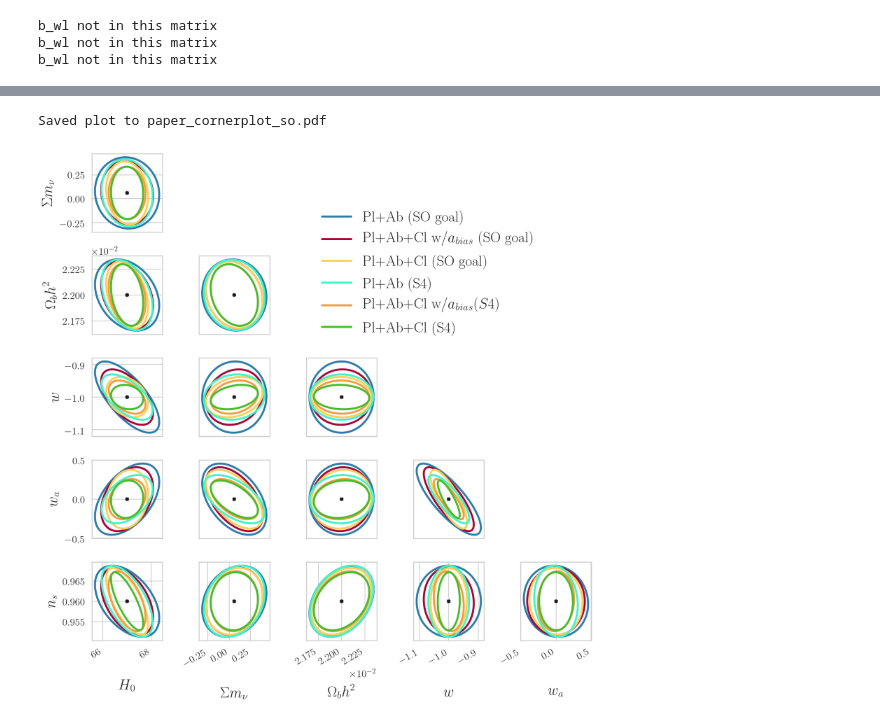
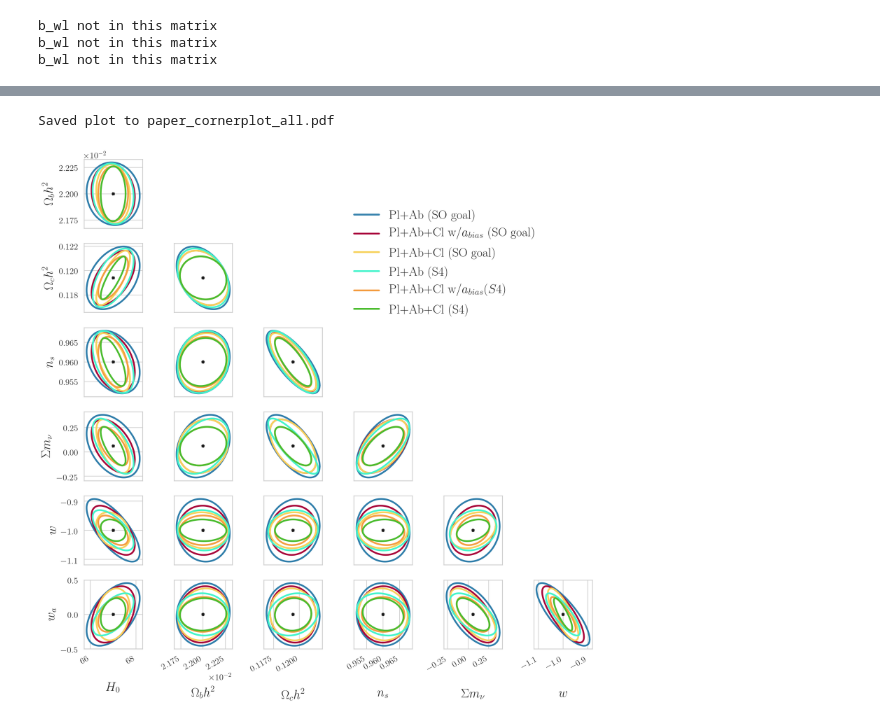
Before and after one commit to nbatta/szar, a Jupyter notebook: ipynbs/dc_nb_mm_2019_paper_plots.ipynb, the cells around one changed output, grey strips where cells are left out. Cells and saved outputs as stored; diff of their text form; code cells hidden in the pictures.

```diff
--- a/ipynbs/dc_nb_mm_2019_paper_plots.ipynb
+++ b/ipynbs/dc_nb_mm_2019_paper_plots.ipynb
@@ -157,7 +137,7 @@ latex_paramdict
  'gammaYsig': '\\beta_{\\sigma}',
  'betaYsig': 'b'}
 # %%
-params_to_plot = ['H0', 'mnu', 'ombh2', 'w0', 'wa', 'ns']
+params_to_plot = ['H0', 'mnu', 'ombh2', 'w0', 'wa']
 latex_to_plot = ['$' + latex_paramdict[key] + '$' for key in params_to_plot]
 # %%
 import pandas as pd
@@ -186,11 +166,11 @@ for index,param in enumerate(params_to_plot):
     axes[index].set_xticks((0,1.5,3.0))
     axes[index].set_xticklabels(('SO base', 'SO goal', 'S4'))
     axes[index].set_xlim(-(wth + wth/2)/2 , 3 +(wth + wth/2)/2)
-    axes[index].set_ylabel(r'$\sigma_{'+latex_paramdict[param]+'}$')
+    axes[index].set_ylabel(r'$\sigma ('+latex_paramdict[param]+')$')
     axes[index].grid(False, axis='x')
 
 handles, labels = axes[-1].get_legend_handles_labels()
-fig.legend(handles, labels, loc='lower center', bbox_to_anchor=(.5, 0.9))
+fig.legend(handles, labels, loc='lower center', bbox_to_anchor=(.5, 0.9), ncol=3)
 fig.autofmt_xdate()
 fig.tight_layout()
 #fig.savefig('barplot.eps', bbox_inches='tight')
@@ -243,21 +243,24 @@ for (key, val) in Config.items('params'):
         fparams[key] = float(param)
     else:
         fparams[key] = float(val)
-# %%
-latex_dict_to_plot={}
-for ind,key in enumerate(params_to_plot):
-    latex_dict_to_plot[key] = latex_to_plot[ind]
+# %%
+params_to_corner_plot = ['H0', 'ombh2', 'omch2', 'ns', 'mnu', 'w0', 'wa']
+latex_to_corner_plot = ['$' + latex_paramdict[key] + '$' for key in params_to_corner_plot]
+latex_dict_corner={}
+for ind,key in enumerate(params_to_corner_plot):
+    latex_dict_corner[key] = latex_to_corner_plot[ind]
 # %%
 from orphics.stats import corner_plot
 # %%
 fishers_to_plot = so_goal_fisher_list + s4_fisher_list
 corner_labels = ['Pl+Ab (SO goal)', r'Pl+Ab+Cl w/$a_{bias}$ (SO goal)', 'Pl+Ab+Cl (SO goal)',
                  'Pl+Ab (S4)', r'Pl+Ab+Cl w/$a_{bias} (S4)$', 'Pl+Ab+Cl (S4)']
 corner_colors = ['#2e7daa','#a80639','#f7d25b', '#42f4cb', '#f49d41', '#49bc2d']
-corner_plot(fishers_to_plot, corner_labels, colors=corner_colors, fid_dict=fparams, params=params_to_plot,
-            show_1d=False, loc='upper right', latex_dict=latex_dict_to_plot, thk=3,
-            labelsize=22, rotate_xlabels=True, xpad=30, save_file='paper_cornerplot_so.pdf',
+corner_plot(fishers_to_plot, corner_labels, colors=corner_colors, fid_dict=fparams,
+            params=params_to_corner_plot,
+            show_1d=False, loc='upper right', latex_dict=latex_dict_corner, thk=3,
+            labelsize=22, rotate_xlabels=True, xpad=30, save_file='paper_cornerplot_all.pdf',
             fileformat='pdf')
 # %% [output]
-Saved plot to paper_cornerplot_so.pdf
+Saved plot to paper_cornerplot_all.pdf
-[figure, old version]
+[figure, new version]
```
Also changed, not shown: parts of 16 cells of this notebook, 2 other files.
